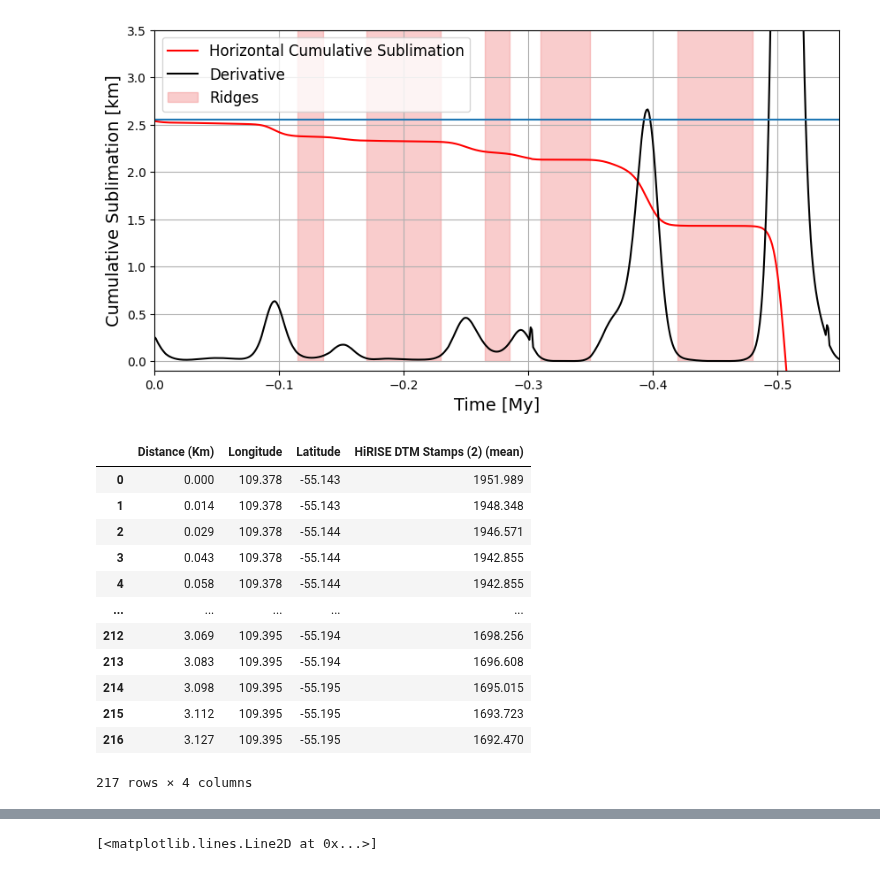
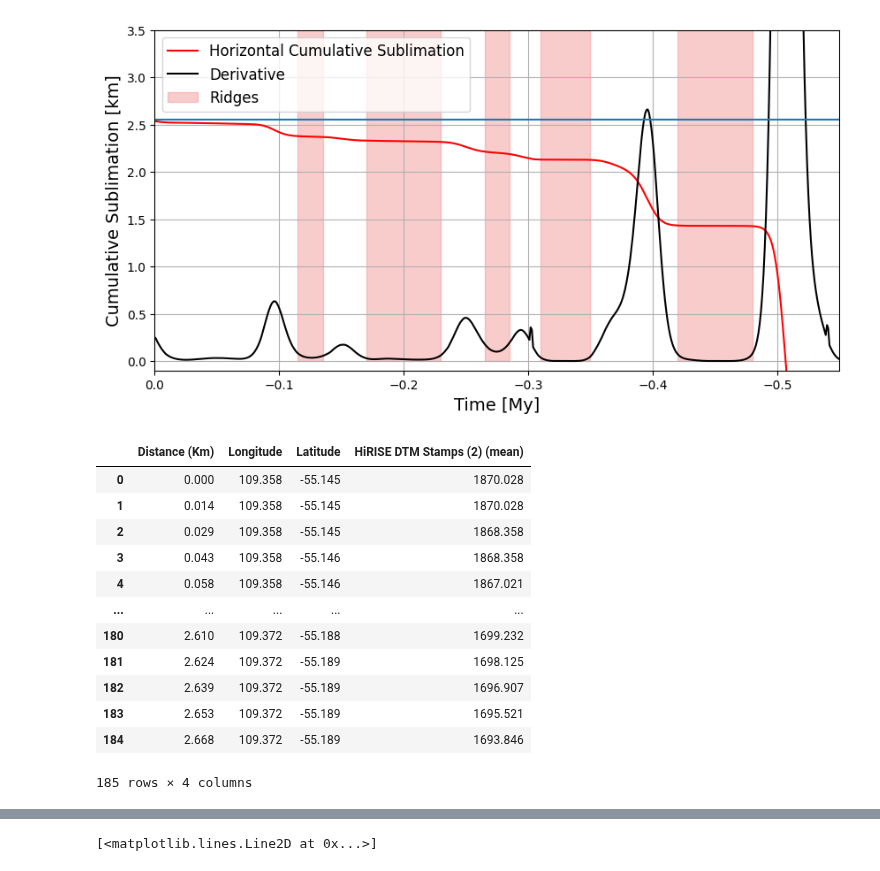
Before and after one commit to lsperezm/Martian_Icy_Scarps, a Jupyter notebook: Code/New_Scarps.ipynb, the cells around one changed output, grey strips where cells are left out. Saved outputs shown, nothing was run; the diff lists cells and outputs as text; code cells hidden in the pictures.

```diff
--- a/Code/New_Scarps.ipynb
+++ b/Code/New_Scarps.ipynb
@@ -427,50 +635,62 @@ plt.savefig('RidgesSouth2')
 topS2= '../South2_4Prof.csv'
 S2=pd.read_csv(topS2)
 
-topS2_a= '../South2_aProf.csv'
+topS2_a= '../South2_arof.csv'
 S2_a=pd.read_csv(topS2_a)
 
 topS2_b= '../South2_bProf.csv'
 S2_b=pd.read_csv(topS2_b)
 
 topS2_c= '../South2_cProf.csv'
 S2_c=pd.read_csv(topS2_c)
 
 topS2_d= '../South2_dProf.csv'
 S2_d=pd.read_csv(topS2_d)
+
+topS2_e= '../South2_eProf.csv'
+S2_e=pd.read_csv(topS2_e)
+
+topS2_f= '../South2_fProf.csv'
+S2_f=pd.read_csv(topS2_f)
 
 
 S2_group_id = (S2["Distance (Km)"] == 0).cumsum()
 # Split into separate DataFrames
 profilesS2 = [g for _, g in S2.groupby(S2_group_id)]
 
 S2_a_group_id = (S2_a["Distance (Km)"] == 0).cumsum()
 profilesS2_a = [g for _, g in S2_a.groupby(S2_a_group_id)]
 
 S2_b_group_id = (S2_b["Distance (Km)"] == 0).cumsum()
 profilesS2_b = [g for _, g in S2_b.groupby(S2_b_group_id)]
 
 S2_c_group_id = (S2_c["Distance (Km)"] == 0).cumsum()
 profilesS2_c = [g for _, g in S2_c.groupby(S2_c_group_id)]
 
 S2_d_group_id = (S2_d["Distance (Km)"] == 0).cumsum()
 profilesS2_d = [g for _, g in S2_d.groupby(S2_d_group_id)]
 
+S2_e_group_id = (S2_e["Distance (Km)"] == 0).cumsum()
+profilesS2_e = [g for _, g in S2_e.groupby(S2_e_group_id)]
+
+S2_f_group_id = (S2_f["Distance (Km)"] == 0).cumsum()
+profilesS2_f = [g for _, g in S2_f.groupby(S2_f_group_id)]
+
 profilesS2_a[0]
 # %% [output]
 |  | Distance (Km) | Longitude | Latitude | HiRISE DTM Stamps (2) (mean) |
-| 0 | 0.000 | 109.378 | -55.143 | 1951.989 |
-| 1 | 0.014 | 109.378 | -55.143 | 1948.348 |
-| 2 | 0.029 | 109.378 | -55.144 | 1946.571 |
-| 3 | 0.043 | 109.378 | -55.144 | 1942.855 |
-| 4 | 0.058 | 109.378 | -55.144 | 1942.855 |
+| 0 | 0.000 | 109.358 | -55.145 | 1870.028 |
+| 1 | 0.014 | 109.358 | -55.145 | 1870.028 |
+| 2 | 0.029 | 109.358 | -55.145 | 1868.358 |
+| 3 | 0.043 | 109.358 | -55.146 | 1868.358 |
+| 4 | 0.058 | 109.358 | -55.146 | 1867.021 |
 | ... | ... | ... | ... | ... |
-| 212 | 3.069 | 109.395 | -55.194 | 1698.256 |
-| 213 | 3.083 | 109.395 | -55.194 | 1696.608 |
-| 214 | 3.098 | 109.395 | -55.195 | 1695.015 |
-| 215 | 3.112 | 109.395 | -55.195 | 1693.723 |
-| 216 | 3.127 | 109.395 | -55.195 | 1692.470 |
+| 180 | 2.610 | 109.372 | -55.188 | 1699.232 |
+| 181 | 2.624 | 109.372 | -55.189 | 1698.125 |
+| 182 | 2.639 | 109.372 | -55.189 | 1696.907 |
+| 183 | 2.653 | 109.372 | -55.189 | 1695.521 |
+| 184 | 2.668 | 109.372 | -55.189 | 1693.846 |
-217 rows × 4 columns
+185 rows × 4 columns
 # %%
 #Profile C
 distS2_1=np.array(profilesS2[0]['Distance (Km)'].tolist())
```
Also changed, not shown: parts of 7 cells of this notebook, 18 other files.
